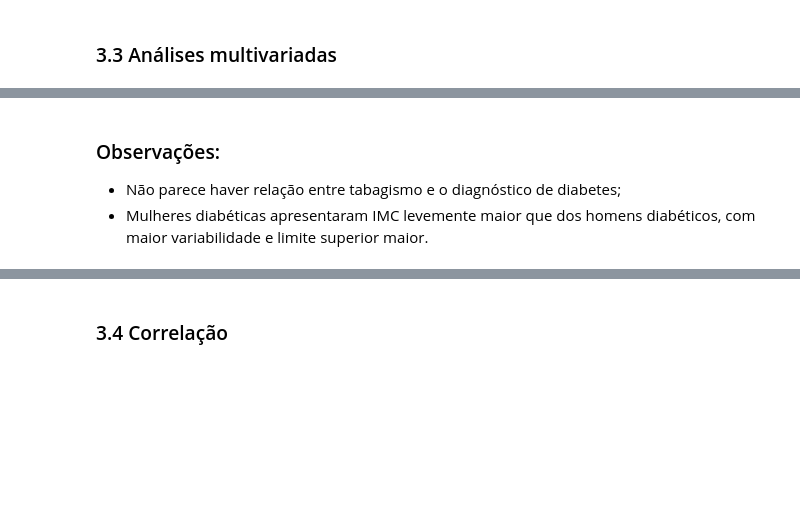
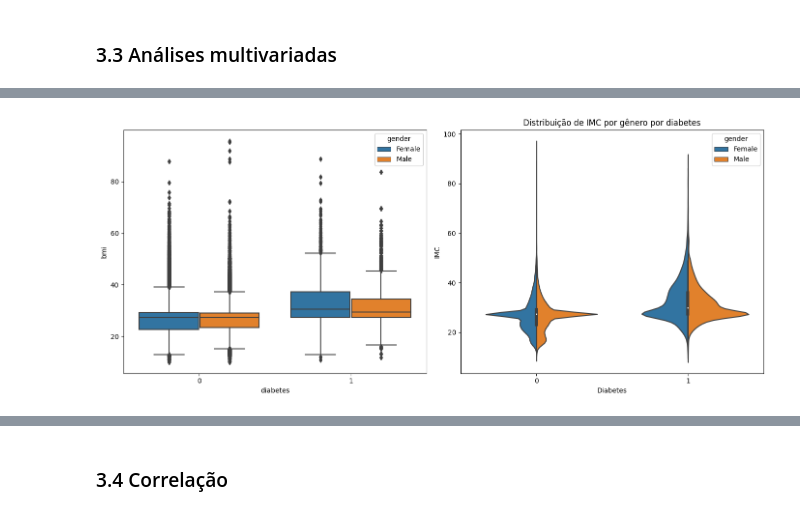
Before and after one commit to atlantico-academy/equipe2-2014.2, a Jupyter notebook: notebooks/01-exploratory_data_analysis.ipynb, the cells around one changed output, grey strips where cells are left out. Saved outputs shown, nothing was run; the diff lists cells and outputs as text; code cells hidden in the pictures; blank space fills up the shorter version.

```diff
--- a/notebooks/01-exploratory_data_analysis.ipynb
+++ b/notebooks/01-exploratory_data_analysis.ipynb
@@ -272,5 +260,18 @@ Text(0, 0.5, 'IMC')
-# %% [markdown]
-### Observações:
-
-- Não parece haver relação entre tabagismo e o diagnóstico de diabetes;
-- Mulheres diabéticas apresentaram IMC levemente maior que dos homens diabéticos, com maior variabilidade e limite superior maior.
+# %%
+#boxplots de IMC por gênero por diabetes
+fig, axs = plt.subplots(1, 2, figsize=(14, 6))
+#criando gráfico de boxplot
+sns.boxplot(x='diabetes', y='bmi', hue='gender',ax=axs[0], data=df)
+axs[1].set_title('Distribuição de IMC por gênero por diabetes')
+axs[1].set_xlabel('Diabetes')
+axs[1].set_ylabel('IMC')
+#criando gráfico de violino (não visto em aula)
+sns.violinplot(x='diabetes', y='bmi', hue='gender', ax=axs[1], data=df, split=True)
+axs[1].set_title('Distribuição de IMC por gênero por diabetes')
+axs[1].set_xlabel('Diabetes')
+axs[1].set_ylabel('IMC')
+
+plt.tight_layout()
+plt.show()
+# %% [output]
+[figure, added]
```
Also changed, not shown: parts of 5 cells of this notebook.
